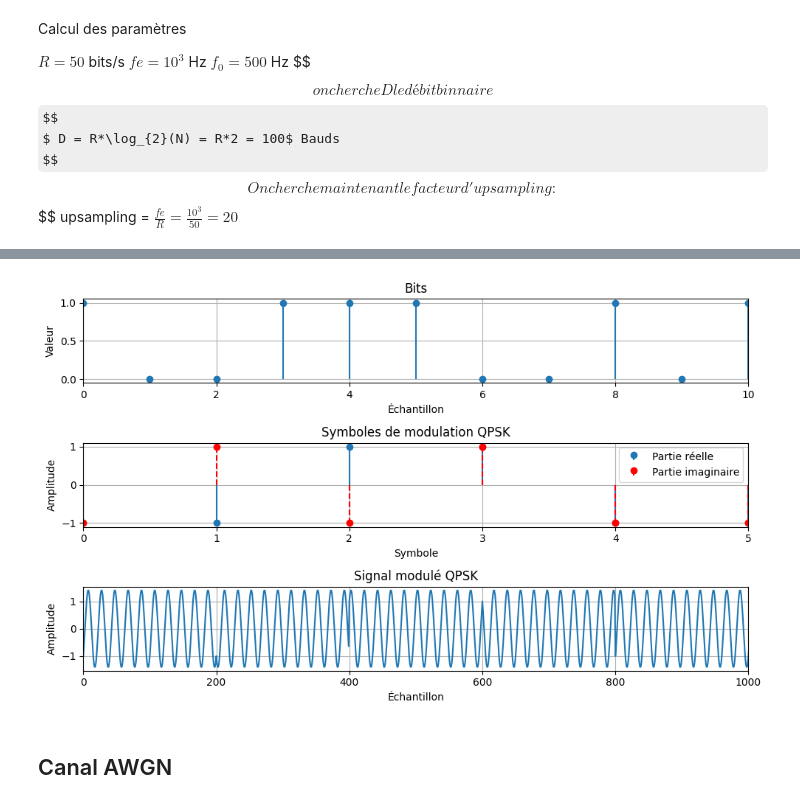
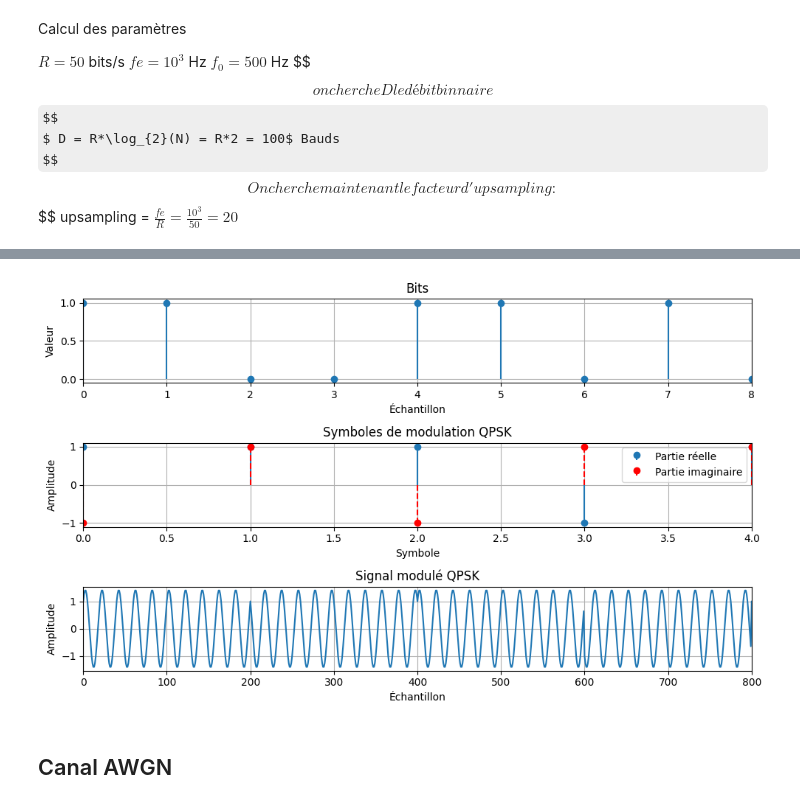
Before and after one commit to NergYR/TP_RT3R05, a Jupyter notebook: TP3_Transmission_sur_fréquence_porteuse_QPSK_LT.ipynb, the cells around one changed output, grey strips where cells are left out. Drawn from its saved outputs; the diff is of its cells as text; code cells hidden in the pictures; some formulas as TeX source.

```diff
--- a/TP3_Transmission_sur_fréquence_porteuse_QPSK_LT.ipynb
+++ b/TP3_Transmission_sur_fréquence_porteuse_QPSK_LT.ipynb
@@ -107,7 +107,7 @@ Le signal filtré est de longueur : 200000
 # %%
 
 # Translation de fréquence
-nb_symbs_aff = 5
+nb_symbs_aff = 4
 nb_bits_aff = nb_symbs_aff * 2
 nb_ech_aff = nb_symbs_aff * upsampling
 
@@ -121,34 +121,34 @@ plt.stem(bits, basefmt=" ")
 plt.title("Bits")
 plt.xlim(0, nb_bits_aff)
 plt.xlabel("Échantillon")
 plt.ylabel("Valeur")
 plt.grid()
 
 
 # 2. Tracé des symboles de modulation (partie réelle et imaginaire)
 plt.subplot(3, 1, 2)
 plt.stem(np.real(MyMap), label="Partie réelle", basefmt=" ")
 plt.stem(np.imag(MyMap), label="Partie imaginaire", linefmt='r--', markerfmt='ro', basefmt=" ")
 plt.title("Symboles de modulation QPSK")
 plt.xlim(0, nb_symbs_aff)
 plt.xlabel("Symbole")
 plt.ylabel("Amplitude")
 plt.grid()
 plt.legend()
 
 # 3. Tracé du signal modulé QPSK
 plt.subplot(3, 1, 3)
 plt.plot(translated_signal)
 plt.title("Signal modulé QPSK")
 plt.xlim(0, nb_ech_aff)
 plt.xlabel("Échantillon")
 plt.ylabel("Amplitude")
 
 plt.tight_layout()
 plt.grid()
 plt.show()
 # %% [output]
-[figure, old version]
+[figure, new version]
 # %% [markdown]
 ## Canal AWGN
 # %%
```
Also changed, not shown: parts of 14 cells of this notebook, 2 other files.
